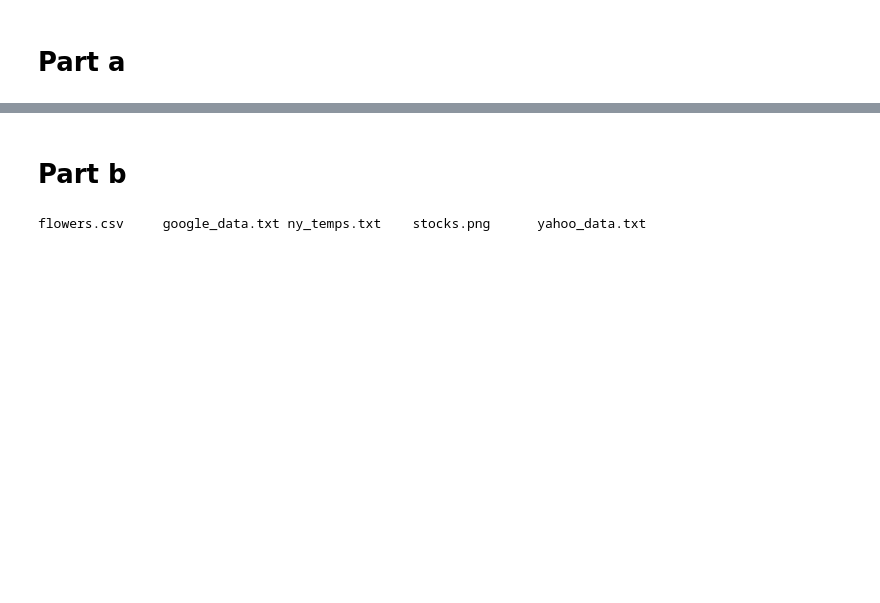
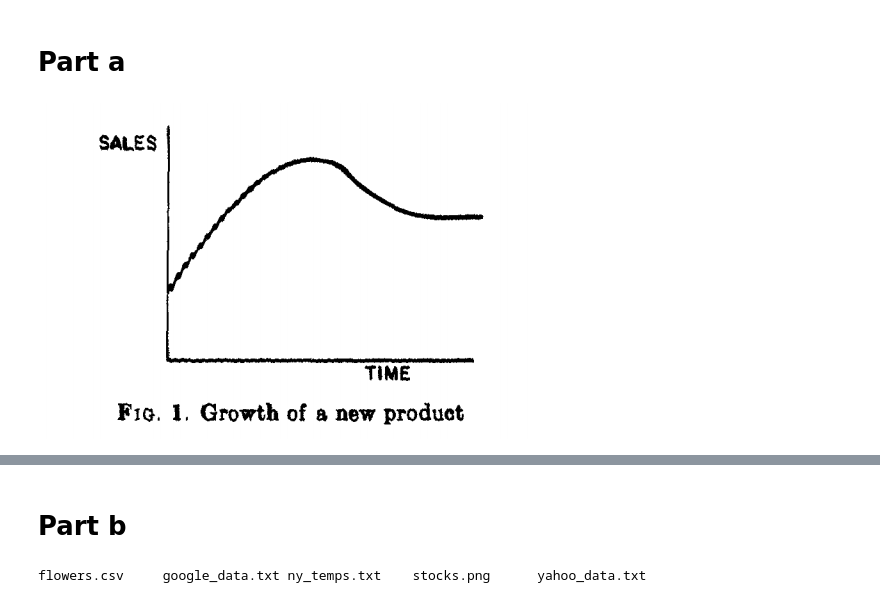
Before and after one commit to kbl4ew/AY-250-Fall2016, a Jupyter notebook: hw_2/Homwork_2.ipynb, the cells around one changed output, grey strips where cells are left out. Saved outputs shown, nothing was run; the diff lists cells and outputs as text; code cells hidden in the pictures; blank space fills up the shorter version.

```diff
--- a/hw_2/Homwork_2.ipynb
+++ b/hw_2/Homwork_2.ipynb
@@ -8,0 +8,6 @@
+# %%
+# Critique
+from IPython.display import Image
+Image("Bass_Plot.png")
+# %% [output]
+[figure, added]
```
Also changed, not shown: parts of 14 cells of this notebook, 2 other files.
